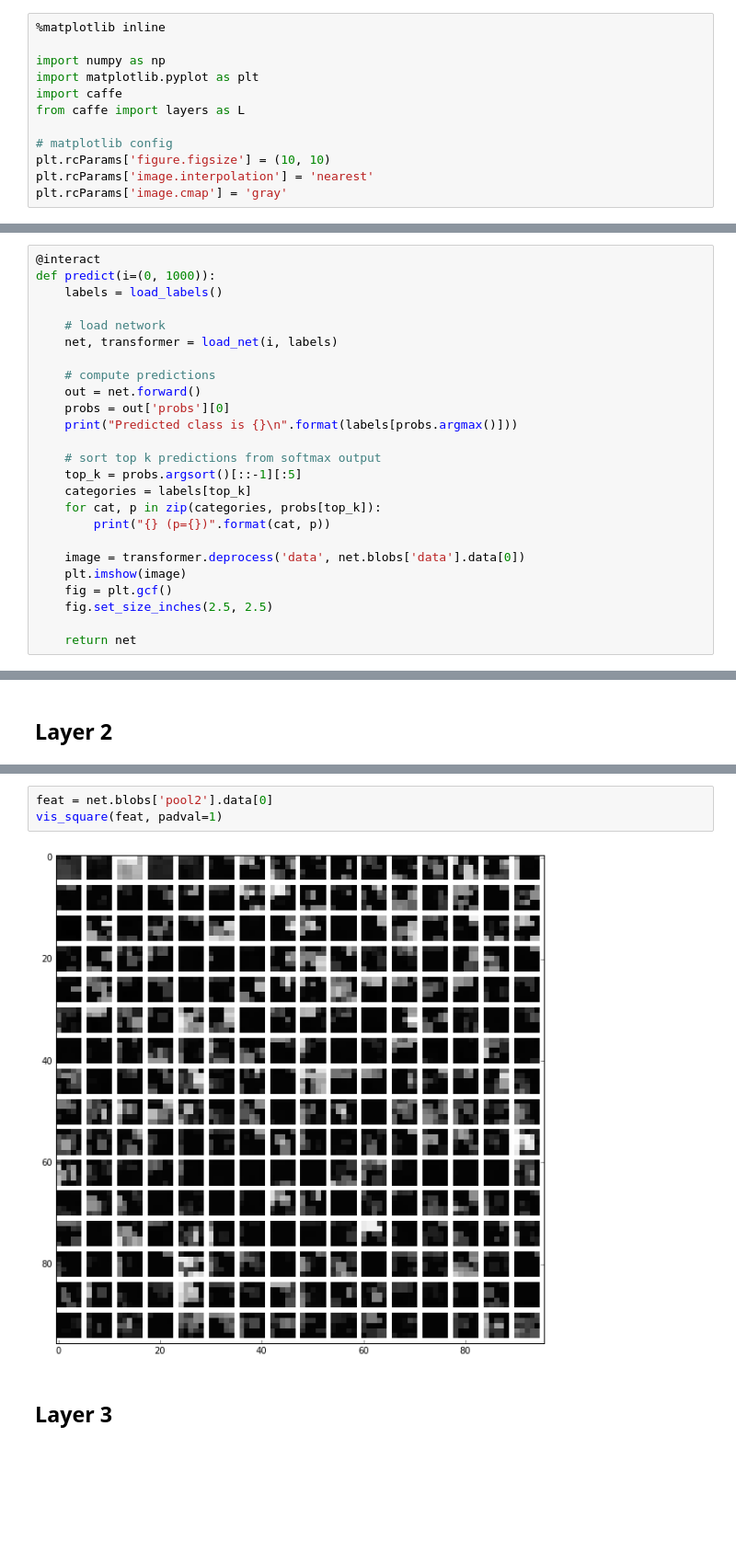
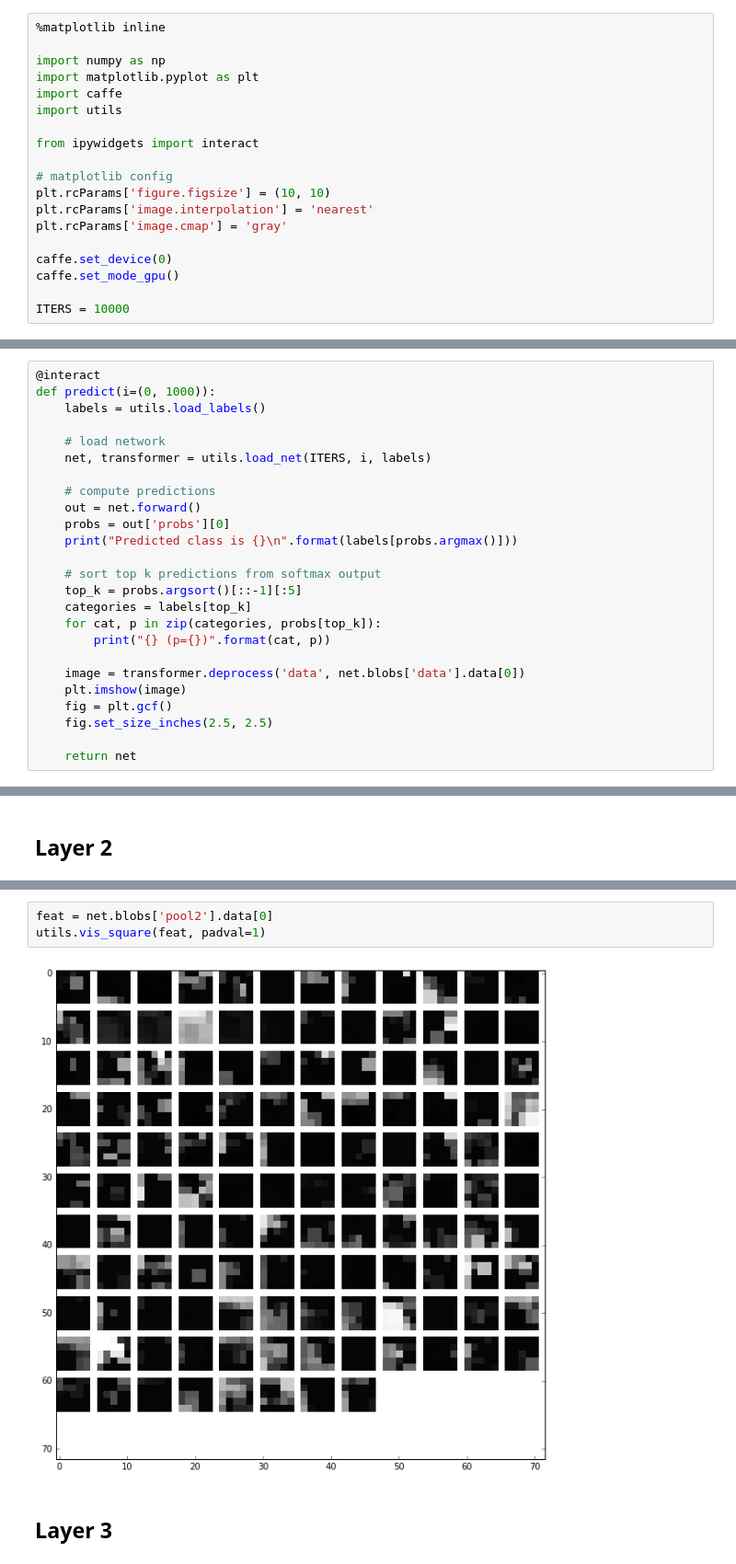
Before and after one commit to jhamrick/CS280MiniPlaces, a Jupyter notebook: Analysis.ipynb, the cells around one changed output, grey strips where cells are left out. Shown at 92% size. Drawn from its saved outputs; the diff is of its cells as text; blank space fills up the shorter version.

```diff
--- a/Analysis.ipynb
+++ b/Analysis.ipynb
@@ -4,9 +4,16 @@
 import numpy as np
 import matplotlib.pyplot as plt
 import caffe
-from caffe import layers as L
+import utils
+
+from ipywidgets import interact
 
 # matplotlib config
 plt.rcParams['figure.figsize'] = (10, 10)
 plt.rcParams['image.interpolation'] = 'nearest'
 plt.rcParams['image.cmap'] = 'gray'
+
+caffe.set_device(0)
+caffe.set_mode_gpu()
+
+ITERS = 10000
@@ -52,10 +20,10 @@ from ipywidgets import interact
 # %%
 @interact
 def predict(i=(0, 1000)):
-    labels = load_labels()
+    labels = utils.load_labels()
 
     # load network
-    net, transformer = load_net(i, labels)
+    net, transformer = utils.load_net(ITERS, i, labels)
 
     # compute predictions
     out = net.forward()
@@ -197,8 +148,8 @@ vis_square(feat, padval=1)
 # %%
 feat = net.blobs['pool2'].data[0]
-vis_square(feat, padval=1)
+utils.vis_square(feat, padval=1)
 # %% [output]
-[figure, old version]
+[figure, new version]
 # %% [markdown]
 ## Layer 3
 # %%
```
Also changed, not shown: parts of 28 cells of this notebook, 4 other files.
